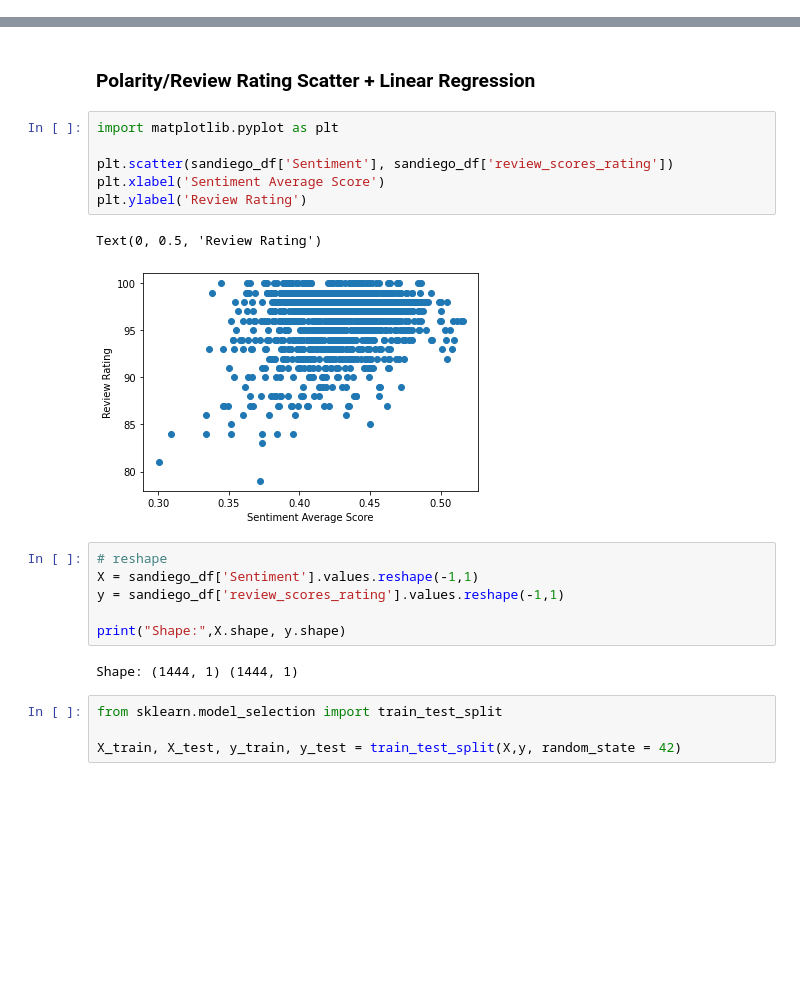
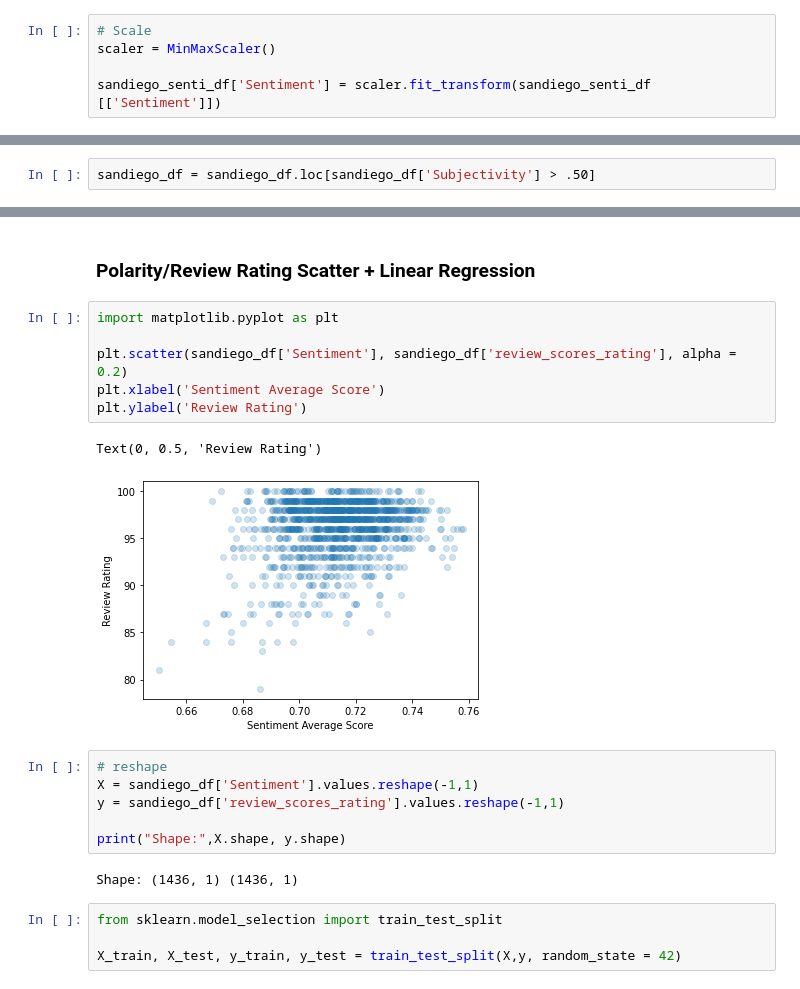
Before and after one commit to claytonnagle/AirBnB-Reviews-Textual-Analysis, a Jupyter notebook: sandiegodata.ipynb, the cells around one changed output, grey strips where cells are left out. Cells and saved outputs as stored; diff of their text form; blank space fills up the shorter version.

```diff
--- a/sandiegodata.ipynb
+++ b/sandiegodata.ipynb
@@ -36,6 +37,11 @@ sandiego_senti_df
 | 288422 | 288422 | 43791368 | 739226692 | 2021-03-14 | 182841943 | Gulya | A nice place to stay! | nice place stay | ... |
 | 288423 | 288423 | 43791368 | 739928005 | 2021-03-17 | 392173895 | Alyssa | I would definitely never book wit... | would definit never book host unp... | ... |
 288424 rows × 12 columns
+# %%
+# Scale
+scaler = MinMaxScaler()
+
+sandiego_senti_df['Sentiment'] = scaler.fit_transform(sandiego_senti_df [['Sentiment']])
 # %%
 # drop column id
 clean_sandiego_senti_df = sandiego_senti_df.drop(columns=['id'])
@@ -252,6 +258,8 @@ sandiego_df
 | 6308 | 42689144 | 93.0 | 10.0 | 9.0 | 10.0 | ... |
 | 6652 | 43791368 | 94.0 | 9.0 | 10.0 | 10.0 | ... |
 1444 rows × 12 columns
+# %%
+sandiego_df = sandiego_df.loc[sandiego_df['Subjectivity'] > .50]
 # %%
 # checking above if averages are correct
 # senti_avg_df
@@ -260,12 +268,12 @@ sandiego_df
 # %%
 import matplotlib.pyplot as plt
 
-plt.scatter(sandiego_df['Sentiment'], sandiego_df['review_scores_rating'])
+plt.scatter(sandiego_df['Sentiment'], sandiego_df['review_scores_rating'], alpha = 0.2)
 plt.xlabel('Sentiment Average Score')
 plt.ylabel('Review Rating')
 # %% [output]
 Text(0, 0.5, 'Review Rating')
-[figure, old version]
+[figure, new version]
 # %%
 # reshape
 X = sandiego_df['Sentiment'].values.reshape(-1,1)
@@ -273,7 +281,7 @@ y = sandiego_df['review_scores_rating'].values.reshape(-1,1)
 
 print("Shape:",X.shape, y.shape)
 # %% [output]
-Shape: (1444, 1) (1444, 1)
+Shape: (1436, 1) (1436, 1)
 # %%
 from sklearn.model_selection import train_test_split
 
```
Also changed, not shown: parts of 34 cells of this notebook, 1 other file.
